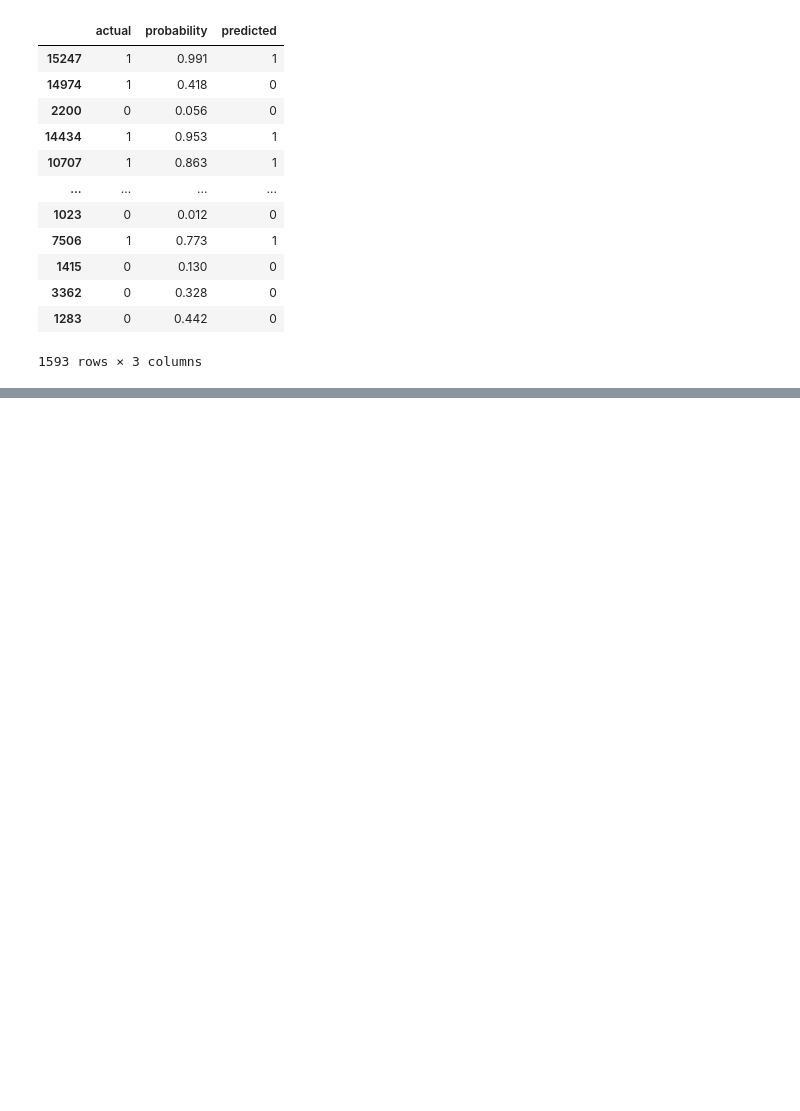
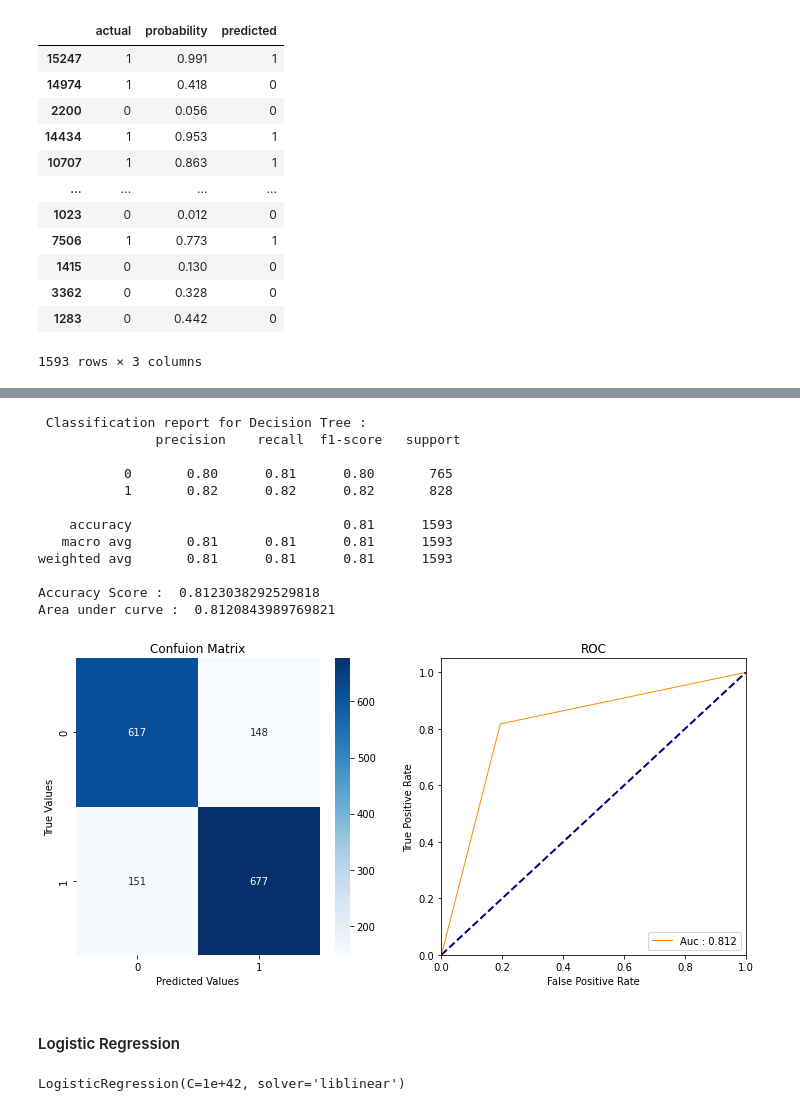
Before and after one commit to Fatemeh-Khosravi/Customer-Churn-Prediction, a Jupyter notebook: ADS505-FinalProject-ChrunPrediction.ipynb, the cells around one changed output, grey strips where cells are left out. Cells and saved outputs as stored; diff of their text form; code cells hidden in the pictures; blank space fills up the shorter version.

```diff
--- a/ADS505-FinalProject-ChrunPrediction.ipynb
+++ b/ADS505-FinalProject-ChrunPrediction.ipynb
@@ -506,0 +638,10 @@ rf_result
+# %%
+# Prediction using Test dataset
+predictions_dt = dt.predict(testX)
+probabilities_dt = dt.predict_proba(testX)[:,1]
+
+dt_result = pd.DataFrame({'actual': testy,
+                             'probability': probabilities_dt,
+                             'predicted': predictions_dt})
+
+dt_result
@@ -507,33 +662,54 @@ rf_result
 # %%
-print ("\n Classification report for Random Forest : \n",classification_report(testy,predictions_knn))
-print ("Accuracy   Score : ",accuracy_score(testy,predictions_knn))
+print ("\n Classification report for Decision Tree : \n",classification_report(testy,predictions_dt))
+print ("Accuracy Score : ",accuracy_score(testy,predictions_dt))
 
 
 
 #confusion matrix
-conf_matrix = confusion_matrix(testy,predictions_knn)
+conf_matrix = confusion_matrix(testy,predictions_dt)
 plt.figure(figsize=(12,12))
 plt.subplot(221)
 sns.heatmap(conf_matrix, fmt = "d",annot=True, cmap='Blues')
 plt.title('Confuion Matrix')
 plt.ylabel('True Values')
 plt.xlabel('Predicted Values')
 
 
 #roc_auc_score
-model_roc_auc = roc_auc_score(testy,probabilities_knn)
+model_roc_auc = roc_auc_score(testy,probabilities_dt)
 print ("Area under curve : ",model_roc_auc,"\n")
-fpr,tpr,thresholds = roc_curve(testy,probabilities_knn)
+fpr,tpr,thresholds = roc_curve(testy,probabilities_dt)
 
 plt.subplot(222)
 plt.plot(fpr, tpr, color='darkorange', lw=1, label = "Auc : %.3f" %model_roc_auc)
 plt.plot([0, 1], [0, 1], color='navy', lw=2, linestyle='--')
 plt.xlim([0.0, 1.0])
 plt.ylim([0.0, 1.05])
 plt.xlabel('False Positive Rate')
 plt.ylabel('True Positive Rate')
 plt.title('ROC')
 plt.legend(loc="lower right")
 
 
 plt.show()
+# %% [output]
+ Classification report for Decision Tree :
+               precision    recall  f1-score   support
+
+           0       0.80      0.81      0.80       765
+           1       0.82      0.82      0.82       828
+
+    accuracy                           0.81      1593
+   macro avg       0.81      0.81      0.81      1593
+weighted avg       0.81      0.81      0.81      1593
+
+Accuracy Score :  0.8123038292529818
+Area under curve :  0.8120843989769821
+[figure, added]
+# %% [markdown]
+#### Logistic Regression
+# %%
+lr = LogisticRegression(penalty="l2", C=1e42, solver='liblinear')
+lr.fit(trainX, trainy)
+# %% [output]
+LogisticRegression(C=1e+42, solver='liblinear')
```
Also changed, not shown: parts of 18 cells of this notebook.
